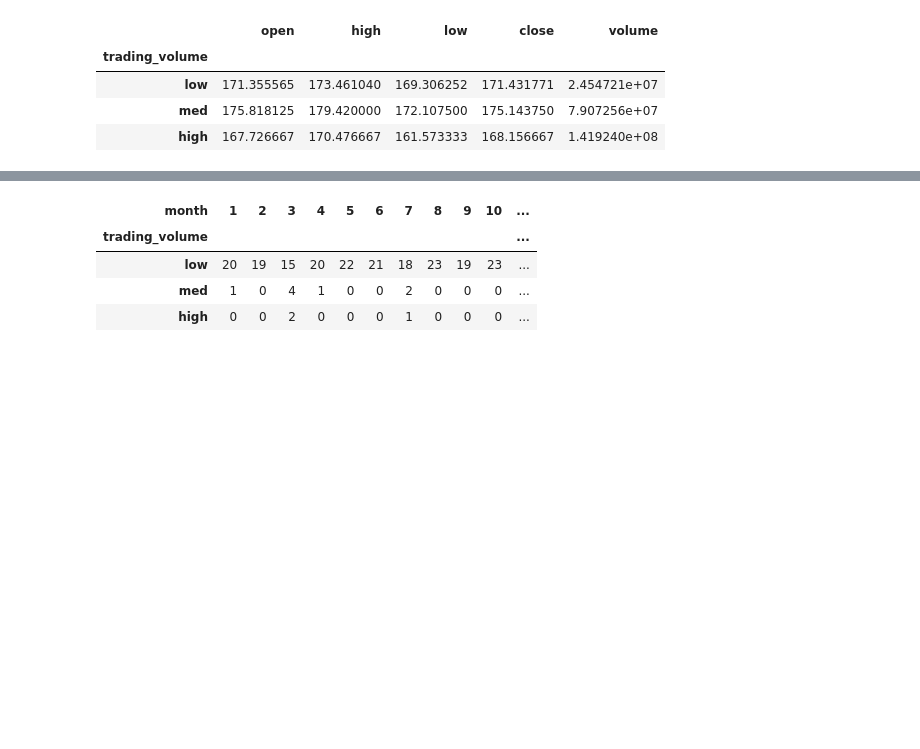
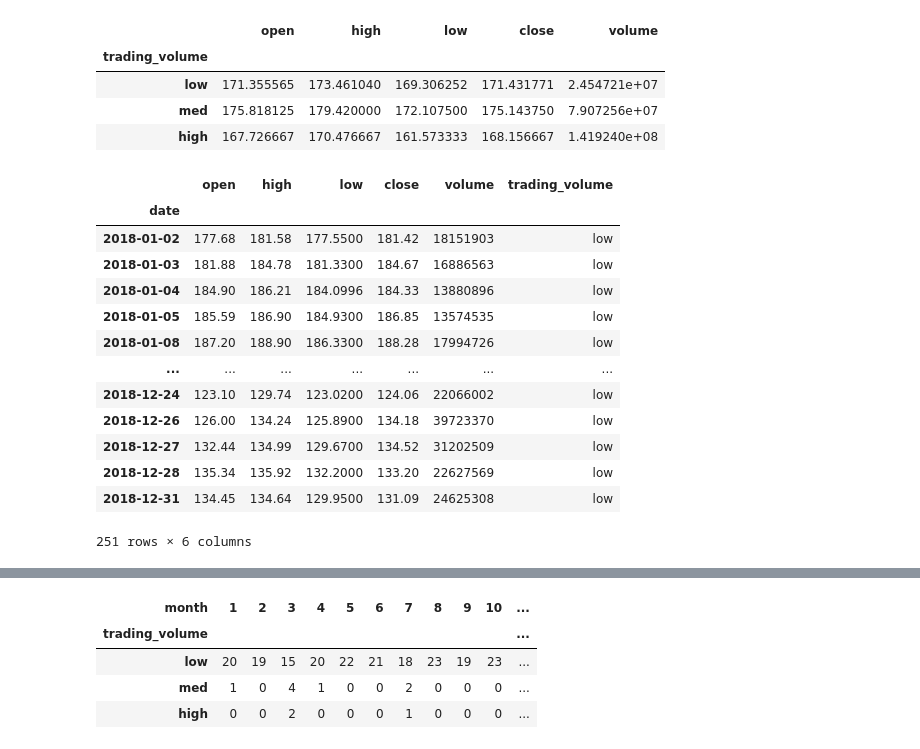
Before and after one commit to SangMini2/MachineLearning_for_AI, a Jupyter notebook: Week6.ipynb, the cells around one changed output, grey strips where cells are left out. Drawn from its saved outputs; the diff is of its cells as text; code cells hidden in the pictures; blank space fills up the shorter version.

```diff
--- a/Week6.ipynb
+++ b/Week6.ipynb
@@ -397,3 +397,20 @@ fb.groupby('trading_volume').mean()
 | low | 171.355565 | 173.461040 | 169.306252 | 171.431771 | 2.454721e+07 |
 | med | 175.818125 | 179.420000 | 172.107500 | 175.143750 | 7.907256e+07 |
 | high | 167.726667 | 170.476667 | 161.573333 | 168.156667 | 1.419240e+08 |
+# %%
+fb
+# %% [output]
+|  | open | high | low | close | volume | trading_volume |
+| date |  |  |  |  |  |  |
+| 2018-01-02 | 177.68 | 181.58 | 177.5500 | 181.42 | 18151903 | low |
+| 2018-01-03 | 181.88 | 184.78 | 181.3300 | 184.67 | 16886563 | low |
+| 2018-01-04 | 184.90 | 186.21 | 184.0996 | 184.33 | 13880896 | low |
+| 2018-01-05 | 185.59 | 186.90 | 184.9300 | 186.85 | 13574535 | low |
+| 2018-01-08 | 187.20 | 188.90 | 186.3300 | 188.28 | 17994726 | low |
+| ... | ... | ... | ... | ... | ... | ... |
+| 2018-12-24 | 123.10 | 129.74 | 123.0200 | 124.06 | 22066002 | low |
+| 2018-12-26 | 126.00 | 134.24 | 125.8900 | 134.18 | 39723370 | low |
+| 2018-12-27 | 132.44 | 134.99 | 129.6700 | 134.52 | 31202509 | low |
+| 2018-12-28 | 135.34 | 135.92 | 132.2000 | 133.20 | 22627569 | low |
+| 2018-12-31 | 134.45 | 134.64 | 129.9500 | 131.09 | 24625308 | low |
+251 rows × 6 columns
```
Also changed, not shown: parts of 3 cells of this notebook.
